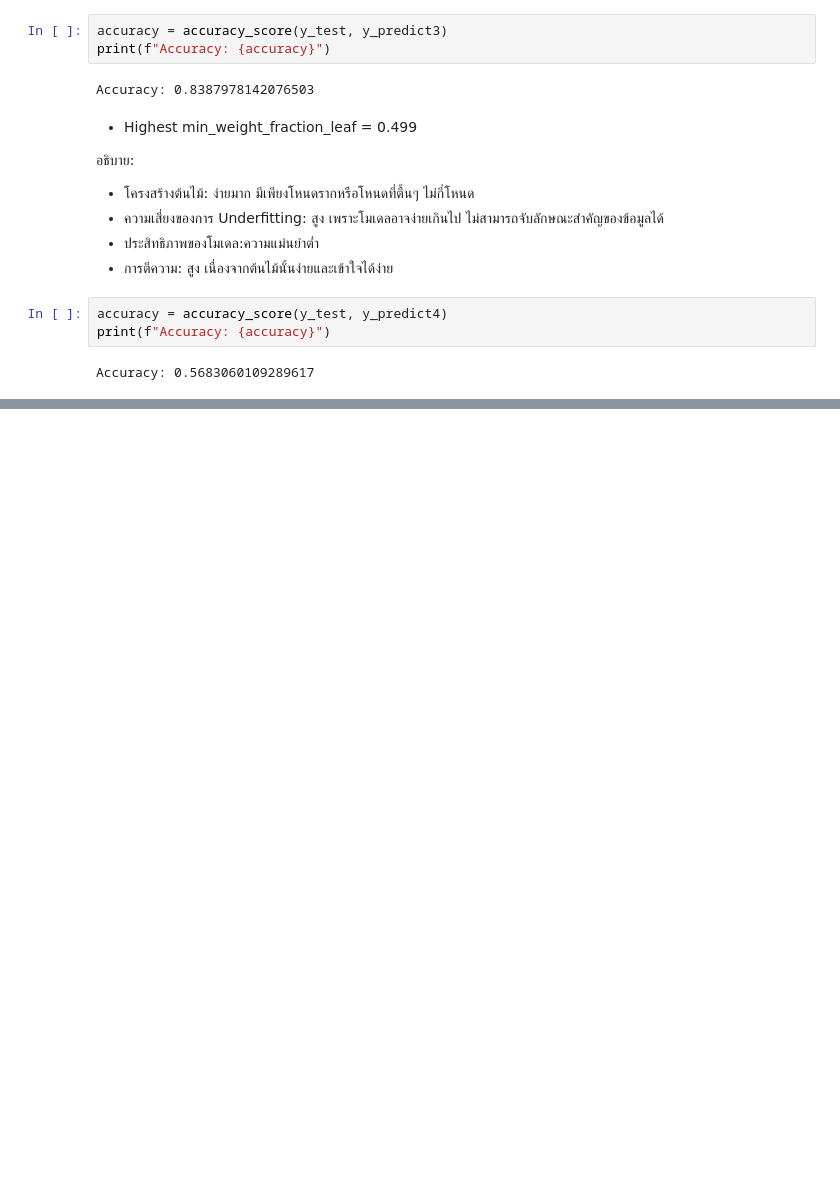
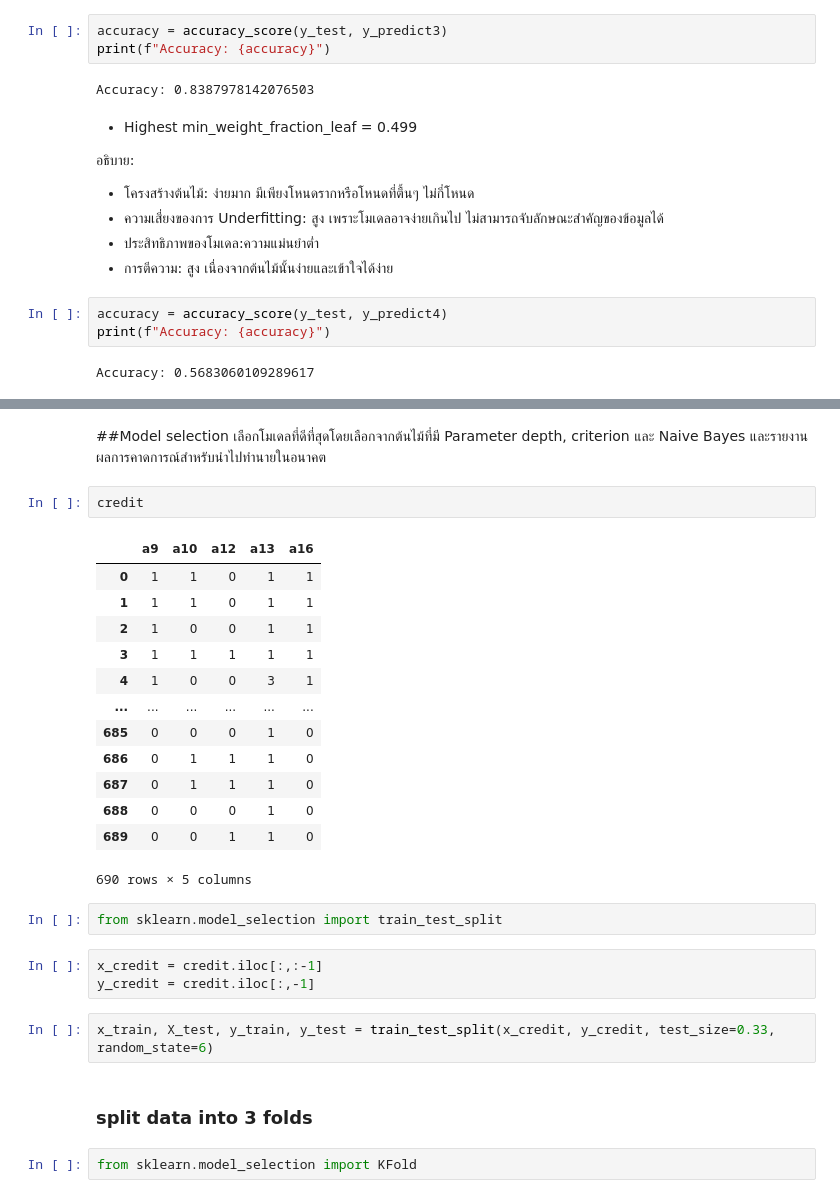
Before and after one commit to Pimchanok6430205105/BSC_DPDM23, a Jupyter notebook: Classification.ipynb, the cells around one changed output, grey strips where cells are left out. Drawn from its saved outputs; the diff is of its cells as text; blank space fills up the shorter version.

Commit message:
Classification model training framework

```diff
--- a/Classification.ipynb
+++ b/Classification.ipynb
@@ -386,3 +386,33 @@ print(f"Accuracy: {accuracy}")
 Accuracy: 0.5683060109289617
 # %% [markdown]
 ##Quiz8![Quiz 8-1.jpg](embedded-picture-1)
+# %% [markdown]
+##Model selection
+เลือกโมเดลที่ดีที่สุดโดยเลือกจากต้นไม้ที่มี Parameter depth, criterion และ Naive Bayes และรายงานผลการคาดการณ์สำหรับนำไปทำนายในอนาคต
+# %%
+credit
+# %% [output]
+|  | a9 | a10 | a12 | a13 | a16 |
+| 0 | 1 | 1 | 0 | 1 | 1 |
+| 1 | 1 | 1 | 0 | 1 | 1 |
+| 2 | 1 | 0 | 0 | 1 | 1 |
+| 3 | 1 | 1 | 1 | 1 | 1 |
+| 4 | 1 | 0 | 0 | 3 | 1 |
+| ... | ... | ... | ... | ... | ... |
+| 685 | 0 | 0 | 0 | 1 | 0 |
+| 686 | 0 | 1 | 1 | 1 | 0 |
+| 687 | 0 | 1 | 1 | 1 | 0 |
+| 688 | 0 | 0 | 0 | 1 | 0 |
+| 689 | 0 | 0 | 1 | 1 | 0 |
+690 rows × 5 columns
+# %%
+from sklearn.model_selection import train_test_split
+# %%
+x_credit = credit.iloc[:,:-1]
+y_credit = credit.iloc[:,-1]
+# %%
+x_train, X_test, y_train, y_test = train_test_split(x_credit, y_credit, test_size=0.33, random_state=6)
+# %% [markdown]
+### split data into 3 folds
+# %%
+from sklearn.model_selection import KFold
```
Also changed, not shown: parts of 6 cells of this notebook.
